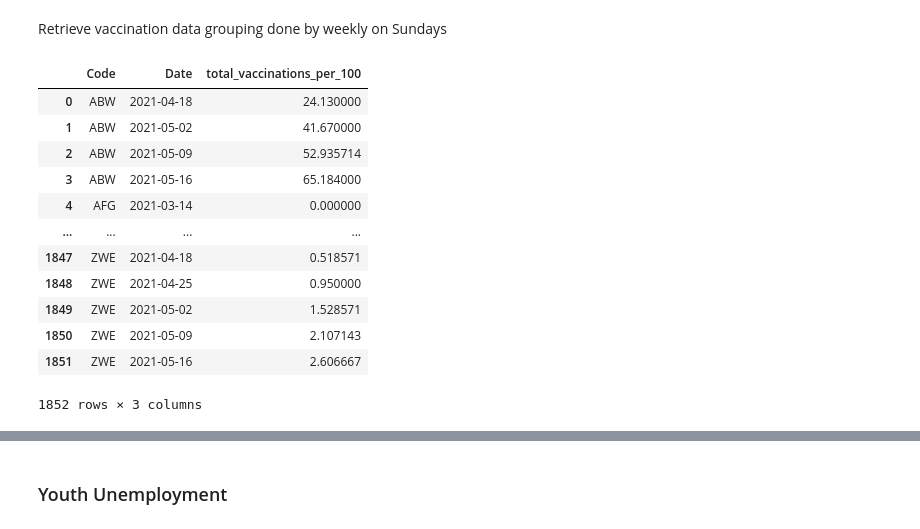
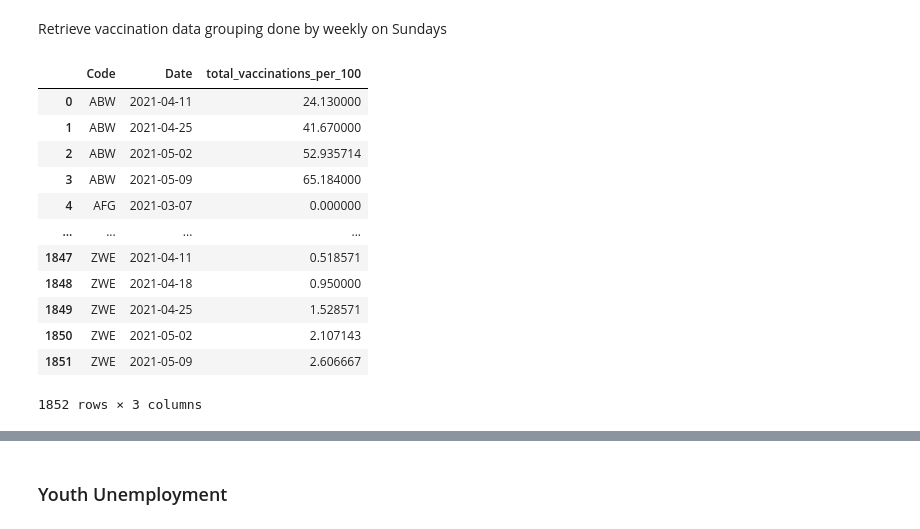
Before and after one commit to lucasbotellaroca/Covid-19_Reproduction_Rate_Estimator, a Jupyter notebook: data_cleaning.ipynb, the cells around one changed output, grey strips where cells are left out. Cells and saved outputs as stored; diff of their text form; code cells hidden in the pictures.

```diff
--- a/data_cleaning.ipynb
+++ b/data_cleaning.ipynb
@@ -453,24 +457,24 @@ df_merge
 Retrieve vaccination data grouping done by weekly on Sundays
 # %%
 vaccination_df=read_csv_file('1mLYB7CX0BYOkGqRp6QWhDKV_FrXOlDIr','covid-vaccination-doses-per-capita', 0)
-vaccination_df['Date'] = pd.to_datetime(vaccination_df['Day']) + pd.to_timedelta(18, unit='d')
+vaccination_df['Date'] = pd.to_datetime(vaccination_df['Day']) + pd.to_timedelta(11, unit='d')
 vaccination_df=vaccination_df[['Code', 'Date', 'total_vaccinations_per_hundred']]
 vaccination_df = vaccination_df.groupby(['Code', pd.Grouper(key='Date', freq='W-SUN')]).mean().reset_index()
 vaccination_df.columns=['Code', 'Date', 'total_vaccinations_per_100']
 vaccination_df
 # %% [output]
 |  | Code | Date | total_vaccinations_per_100 |
-| 0 | ABW | 2021-04-18 | 24.130000 |
-| 1 | ABW | 2021-05-02 | 41.670000 |
-| 2 | ABW | 2021-05-09 | 52.935714 |
-| 3 | ABW | 2021-05-16 | 65.184000 |
-| 4 | AFG | 2021-03-14 | 0.000000 |
+| 0 | ABW | 2021-04-11 | 24.130000 |
+| 1 | ABW | 2021-04-25 | 41.670000 |
+| 2 | ABW | 2021-05-02 | 52.935714 |
+| 3 | ABW | 2021-05-09 | 65.184000 |
+| 4 | AFG | 2021-03-07 | 0.000000 |
 | ... | ... | ... | ... |
-| 1847 | ZWE | 2021-04-18 | 0.518571 |
-| 1848 | ZWE | 2021-04-25 | 0.950000 |
-| 1849 | ZWE | 2021-05-02 | 1.528571 |
-| 1850 | ZWE | 2021-05-09 | 2.107143 |
-| 1851 | ZWE | 2021-05-16 | 2.606667 |
+| 1847 | ZWE | 2021-04-11 | 0.518571 |
+| 1848 | ZWE | 2021-04-18 | 0.950000 |
+| 1849 | ZWE | 2021-04-25 | 1.528571 |
+| 1850 | ZWE | 2021-05-02 | 2.107143 |
+| 1851 | ZWE | 2021-05-09 | 2.606667 |
 1852 rows × 3 columns
 # %%
 df_merge = pd.merge(df_merge, vaccination_df, on=["Code", "Date"], how="left")
```
Also changed, not shown: parts of 45 cells of this notebook.
